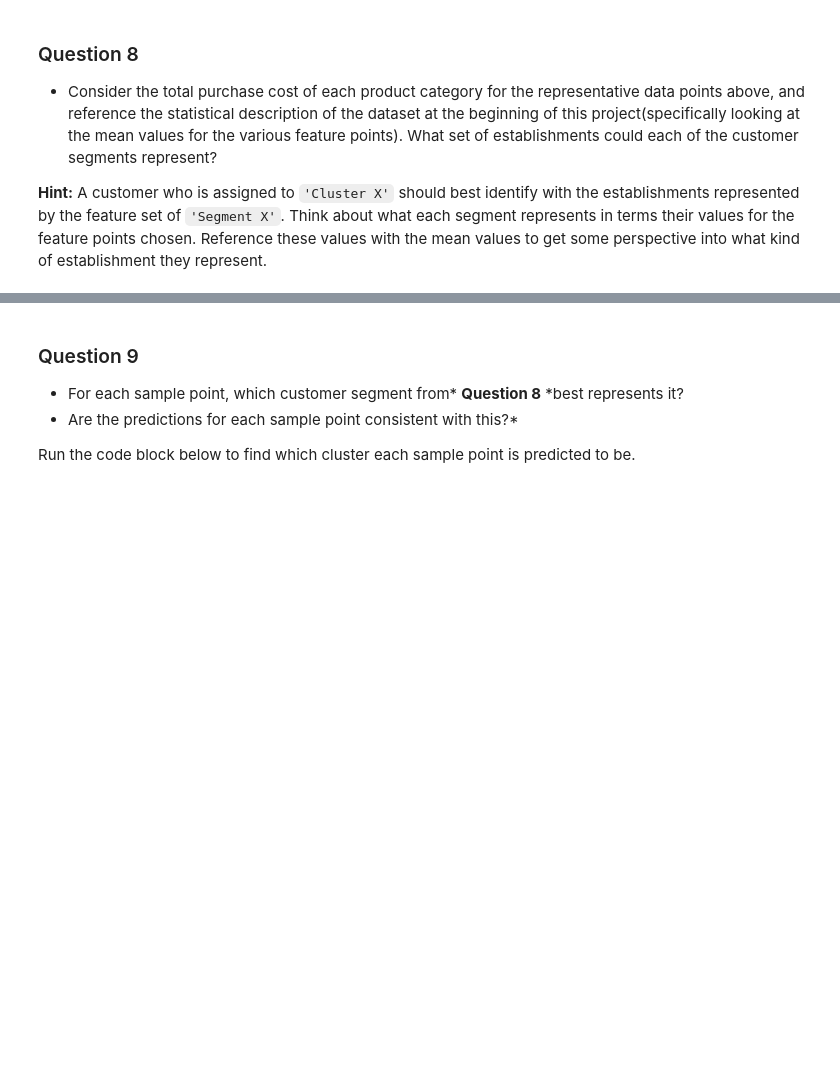
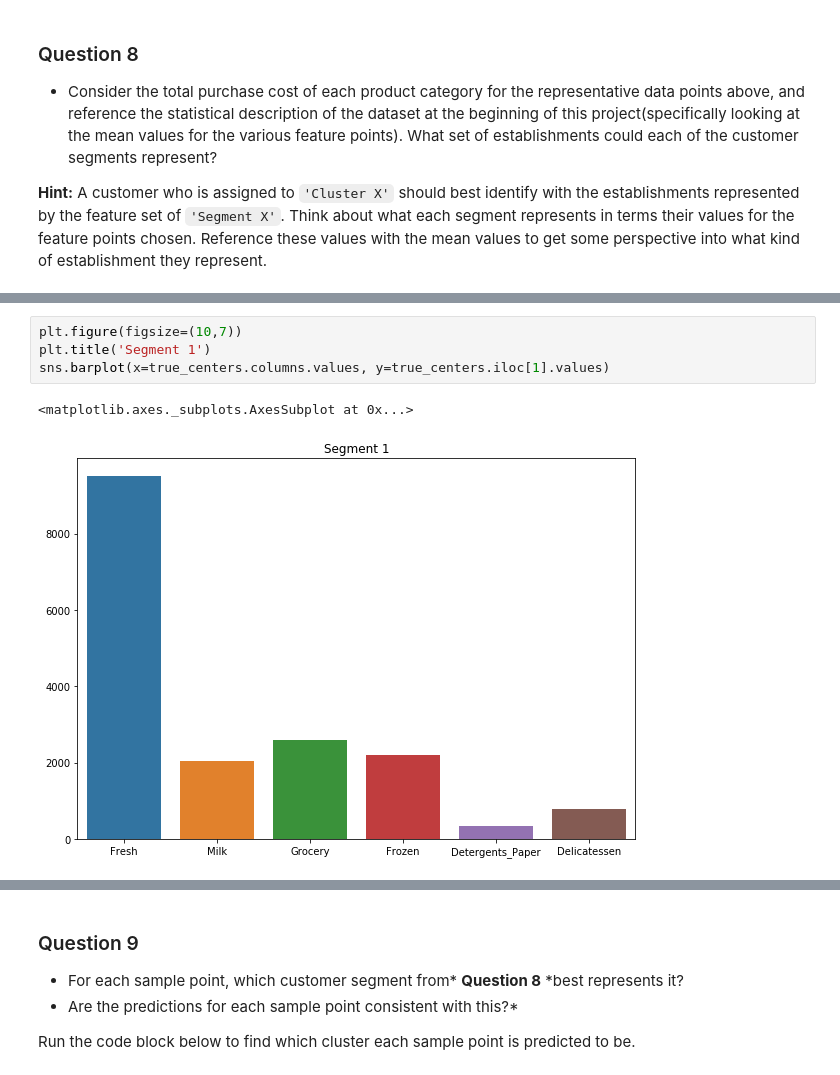
Before and after one commit to bluebehree/udacity-machine-learning-nd, a Jupyter notebook: customer_segments/customer_segments.ipynb, the cells around one changed output, grey strips where cells are left out. Drawn from its saved outputs; the diff is of its cells as text; blank space fills up the shorter version.

```diff
--- a/customer_segments/customer_segments.ipynb
+++ b/customer_segments/customer_segments.ipynb
@@ -578,0 +614,7 @@ display(true_centers)
+# %%
+plt.figure(figsize=(10,7))
+plt.title('Segment 1')
+sns.barplot(x=true_centers.columns.values, y=true_centers.iloc[1].values)
+# %% [output]
+<matplotlib.axes._subplots.AxesSubplot at 0x...>
+[figure, added]
```
Also changed, not shown: parts of 25 cells of this notebook, 1 other file.
